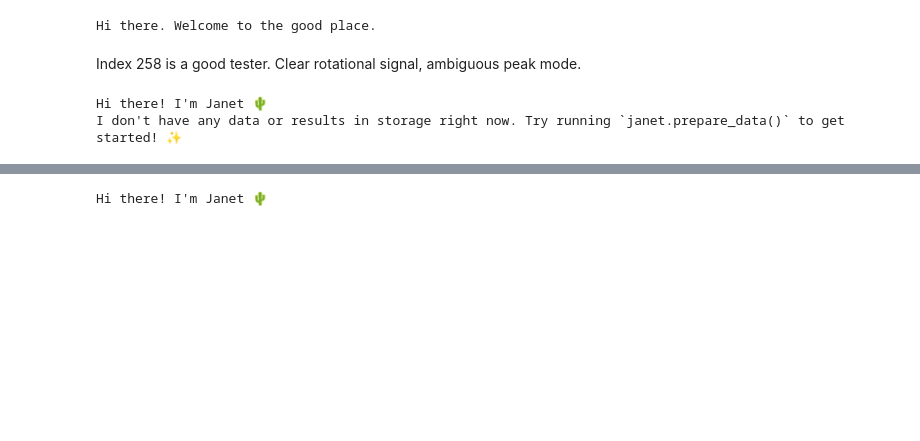
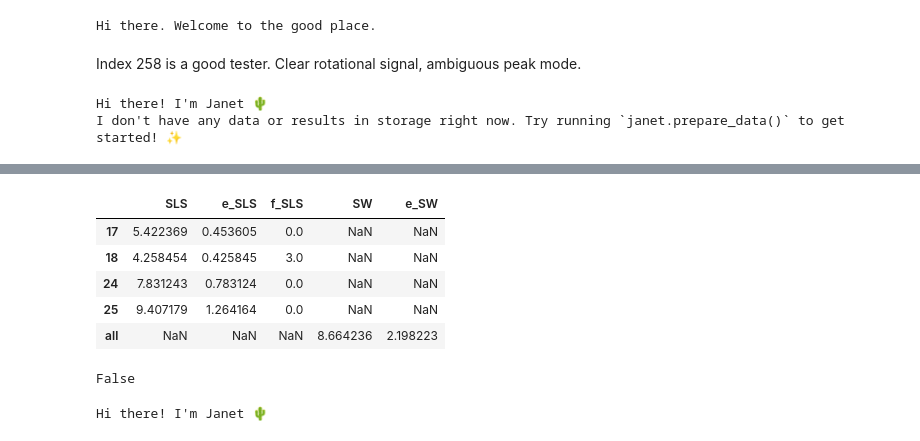
Before and after one commit to ojhall94/michael, a Jupyter notebook: Examples/Example.ipynb, the cells around one changed output, grey strips where cells are left out. Saved outputs shown, nothing was run; the diff lists cells and outputs as text; code cells hidden in the pictures; blank space fills up the shorter version.

```diff
--- a/Examples/Example.ipynb
+++ b/Examples/Example.ipynb
@@ -72,3 +64,17 @@ j.get_rotation()
+# %%
+j.results
+# %% [output]
+|  | SLS | e_SLS | f_SLS | SW | e_SW |
+| 17 | 5.422369 | 0.453605 | 0.0 | NaN | NaN |
+| 18 | 4.258454 | 0.425845 | 3.0 | NaN | NaN |
+| 24 | 7.831243 | 0.783124 | 0.0 | NaN | NaN |
+| 25 | 9.407179 | 1.264164 | 0.0 | NaN | NaN |
+| all | NaN | NaN | NaN | 8.664236 | 2.198223 |
+# %%
+import numpy as np
+any(np.diff([15]) > 1)
+# %% [output]
+False
 # %%
 j
 # %% [output]
```
Also changed, not shown: parts of 6 cells of this notebook, 3 other files.
